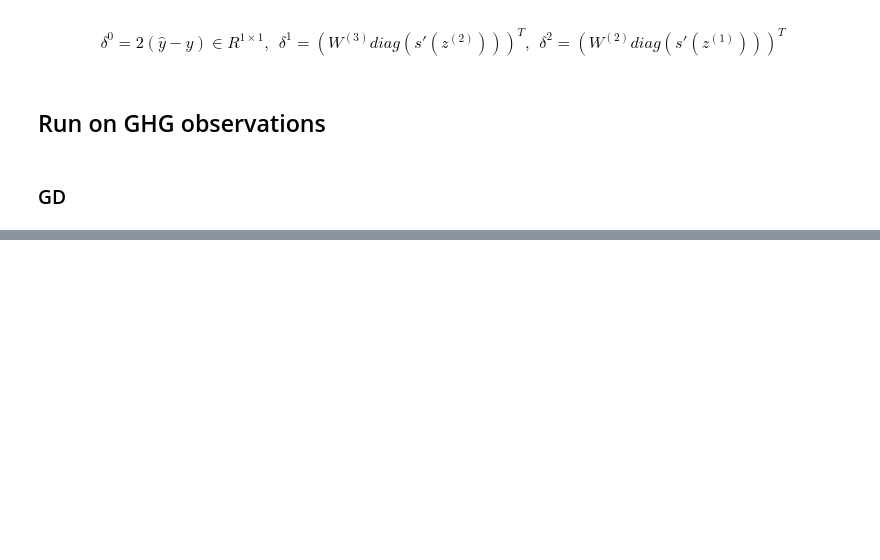
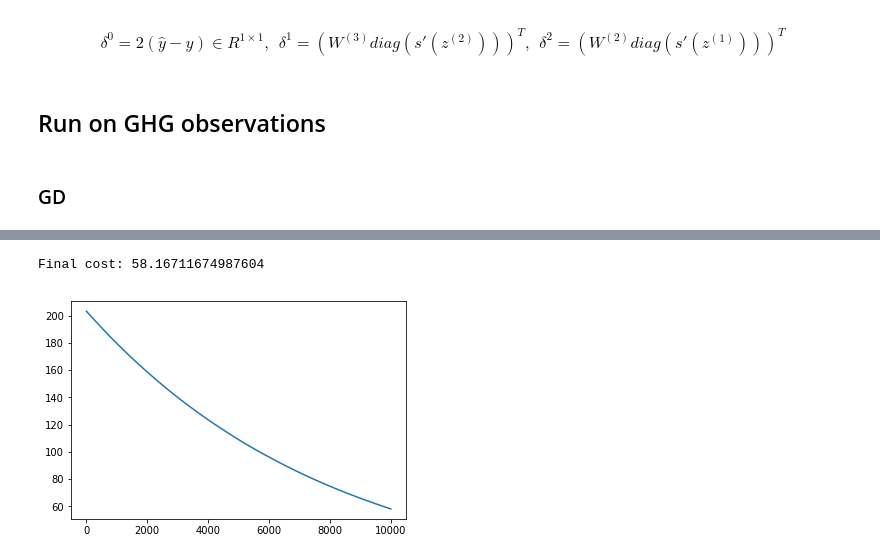
Before and after one commit to hellkvist/EP3260-MLoNs-2020-MH, a Jupyter notebook: Computer-Assignments/CA-G2-3.ipynb, the cells around one changed output, grey strips where cells are left out. Drawn from its saved outputs; the diff is of its cells as text; code cells hidden in the pictures; blank space fills up the shorter version.

```diff
--- a/Computer-Assignments/CA-G2-3.ipynb
+++ b/Computer-Assignments/CA-G2-3.ipynb
@@ -463,0 +477,15 @@ print(cost_)
+# %%
+np.set_printoptions(precision=None)
+network_init = initialize_network(d, n_hidden_layers, d_hidden, seed=0)
+alpha = 1e-6
+num_iters = 10000
+lambda_ = 0
+epsilon = 0
+cost_SGD = solver(X_train, Y_train, X_test, Y_test, network_init, alpha, num_iters, lambda_, epsilon, optimizer = "SGD", mem=False, return_cost=True, verbose=True)
+plt.plot(cost_SGD)
+ax = plt.gca()
+ax.get_yaxis().get_major_formatter().set_useOffset(False)
+print("Final cost:", cost_SGD[-1])
+# %% [output]
+Final cost: 58.16711674987604
+[figure, added]
```
Also changed, not shown: parts of 7 cells of this notebook.
